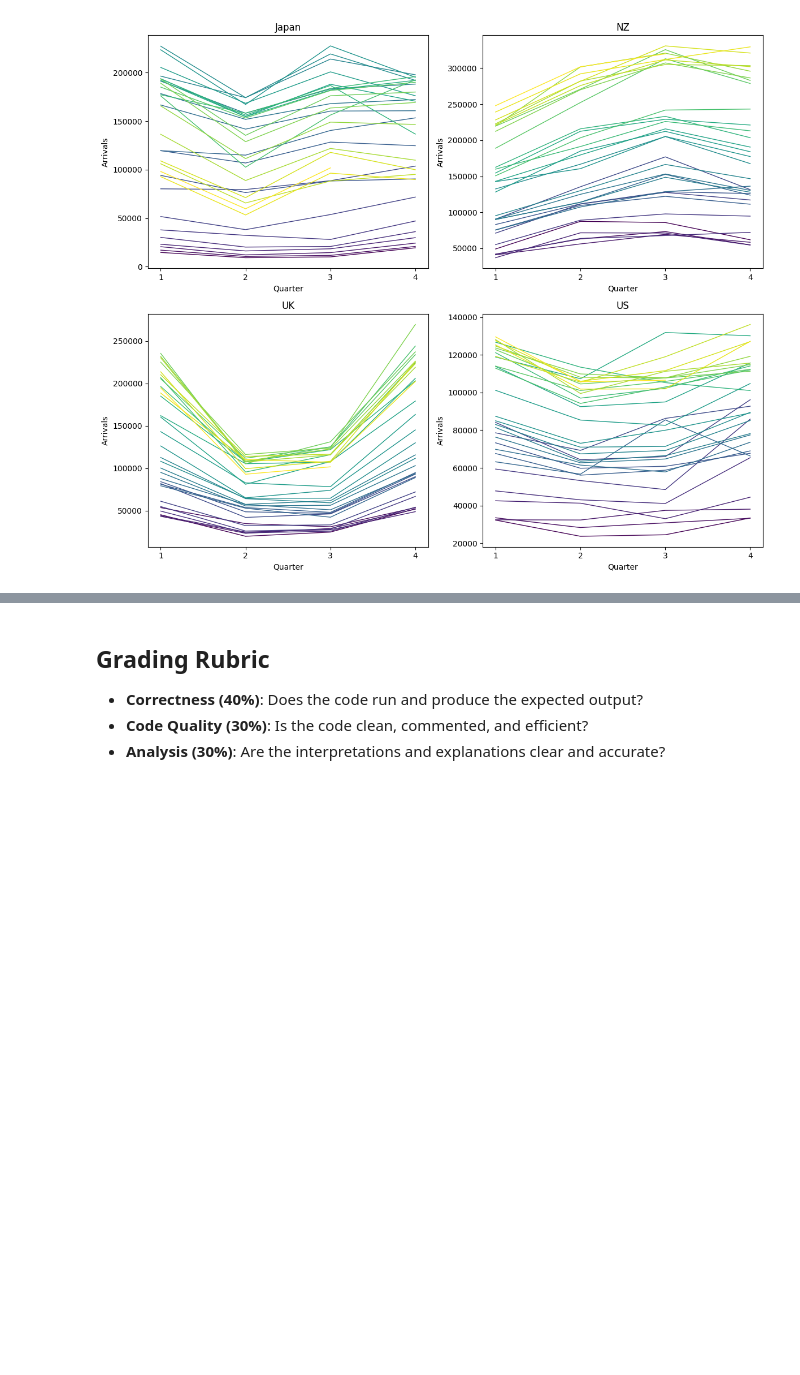
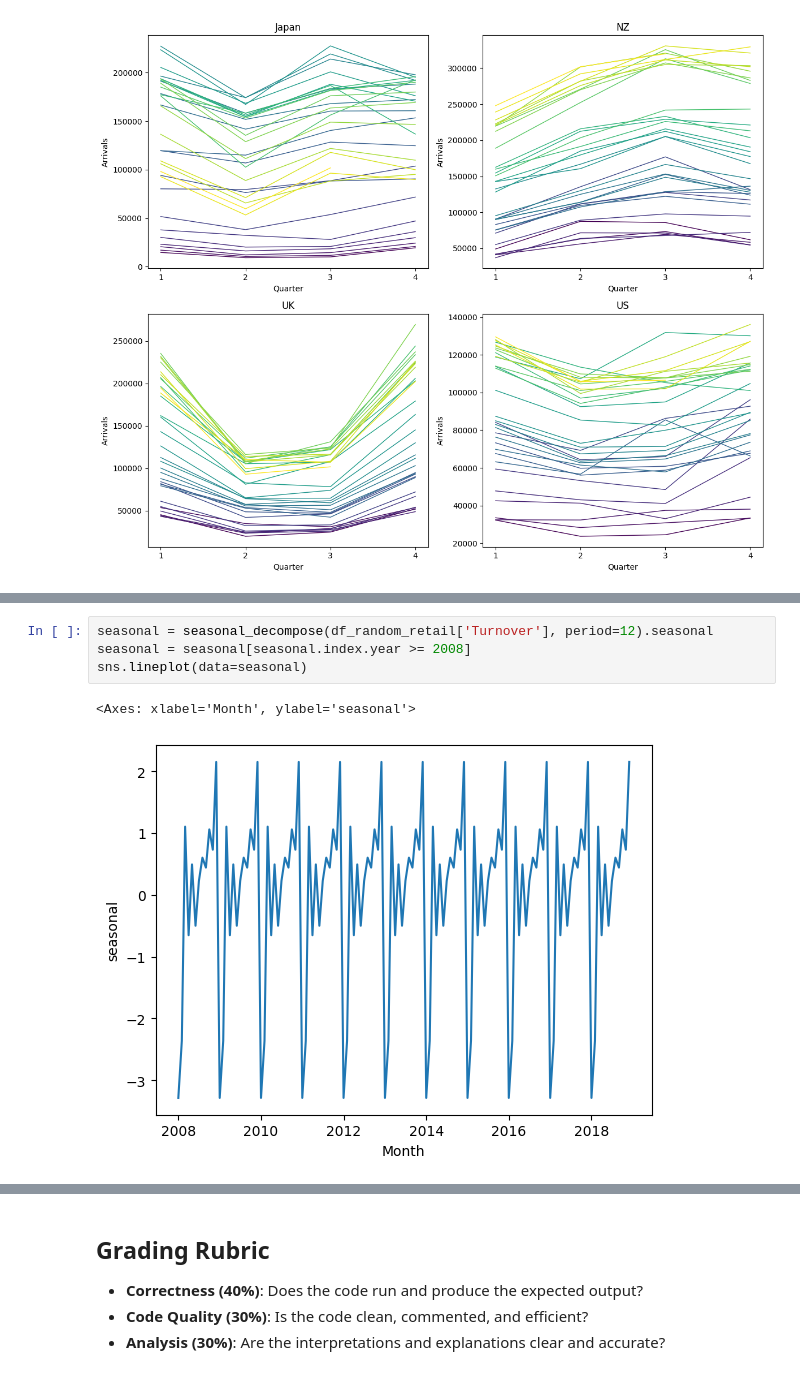
Before and after one commit to VickyGuo0907/DSE6230-forecasting-class-course-materials, a Jupyter notebook: assignments/week01_assignment.ipynb, the cells around one changed output, grey strips where cells are left out. Cells and saved outputs as stored; diff of their text form; blank space fills up the shorter version.

```diff
--- a/assignments/week01_assignment.ipynb
+++ b/assignments/week01_assignment.ipynb
@@ -380,0 +415,7 @@ plt.show()
+# %%
+seasonal = seasonal_decompose(df_random_retail['Turnover'], period=12).seasonal
+seasonal = seasonal[seasonal.index.year >= 2008]
+sns.lineplot(data=seasonal)
+# %% [output]
+<Axes: xlabel='Month', ylabel='seasonal'>
+[figure, added]
```
Also changed, not shown: parts of 9 cells of this notebook.
